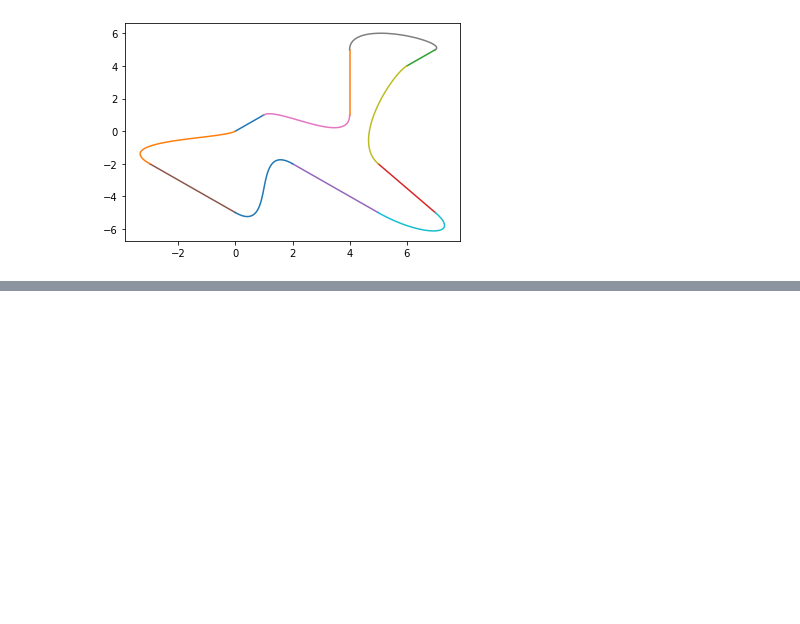
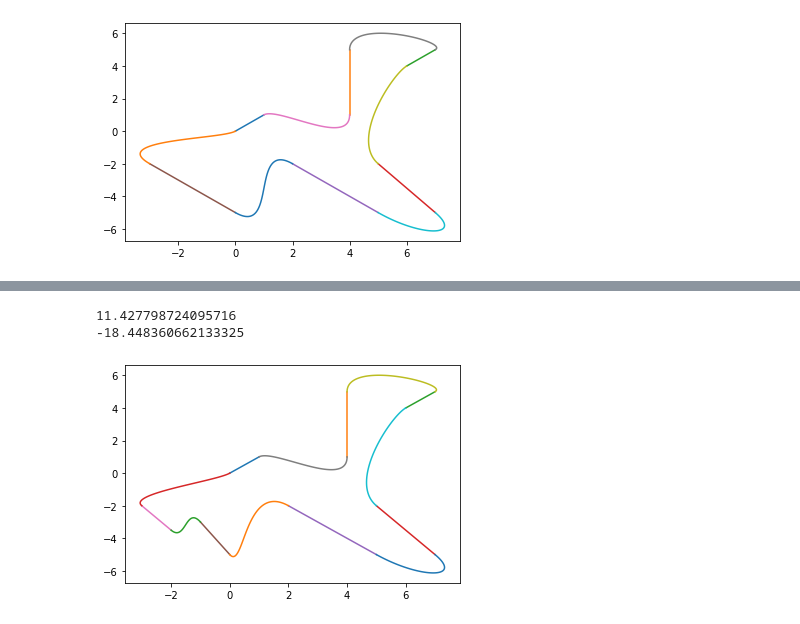
Before and after one commit to sjmikler/TORCS-track-generation, a Jupyter notebook: notebooks/bezier.ipynb, the cells around one changed output, grey strips where cells are left out. Cells and saved outputs as stored; diff of their text form; code cells hidden in the pictures; blank space fills up the shorter version.

```diff
--- a/notebooks/bezier.ipynb
+++ b/notebooks/bezier.ipynb
@@ -300,0 +413,11 @@ save_to_file(res)
+# %%
+segments, curves = get_track(np.array([[0, 0], [1, 1], [4, 1], [4, 5], [7, 5], [6, 4], [5, -2], [7, -5], [5, -5], [2, -2], [0, -5], [-1, -3], [-2, -3.5], [-3, -2]]))
+draw_track(segments, curves)
+
+res, _ = get_track_stats(segments, curves)
+print(max(res))
+print(min(res))
+# %% [output]
+11.427798724095716
+-18.448360662133325
+[figure, added]
```
Also changed, not shown: parts of 26 cells of this notebook.
